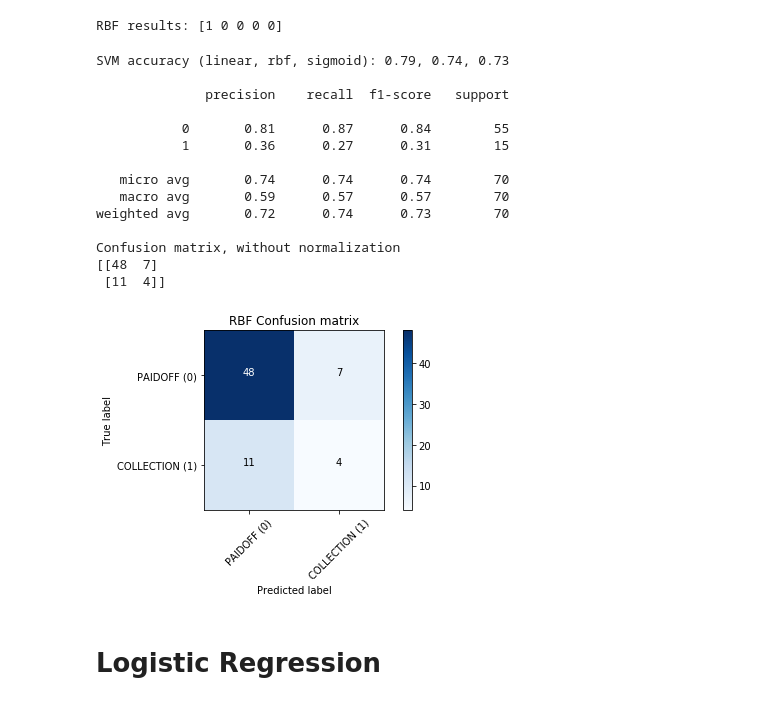
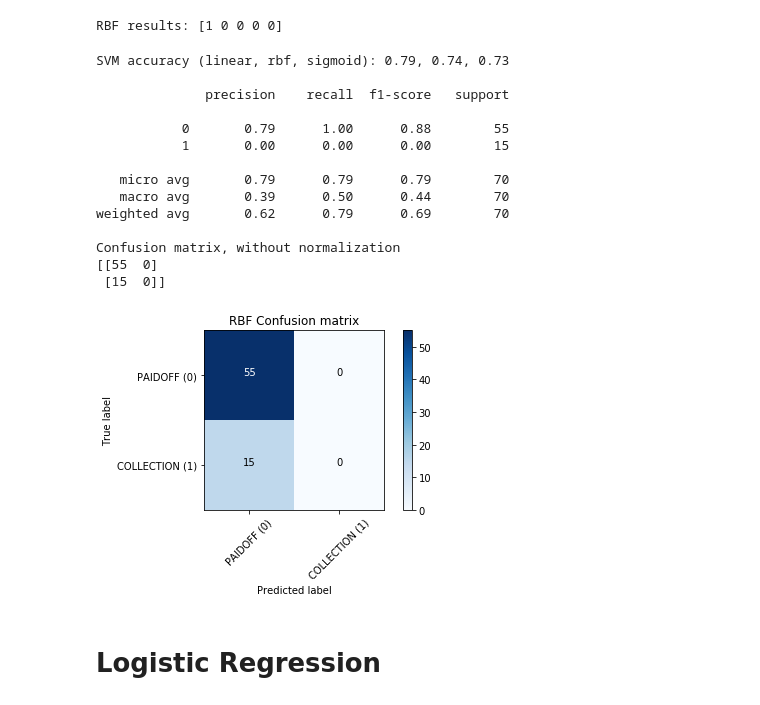
Before and after one commit to ethanhollins/coursera-capstone-project, a Jupyter notebook: The Best Classifier.ipynb, the cells around one changed output. Cells and saved outputs as stored; diff of their text form; code cells hidden in the pictures.

```diff
--- a/The Best Classifier.ipynb
+++ b/The Best Classifier.ipynb
@@ -427,33 +445,33 @@ RBF results: [1 0 0 0 0]
 # %%
 # Get accuracy score for each SVM
 svm_accuracy = [str(round(metrics.accuracy_score(y_test, i), 2)) for i in svm_results]
 print('SVM accuracy (linear, rbf, sigmoid): {0}\n'.format(', '.join(svm_accuracy)))
 
-svm_yhat = pd.DataFrame(data=svm_results[1])
+svm_yhat = pd.DataFrame(data=svm_results[0])
 
 cnf_matrix = confusion_matrix(y_test, svm_yhat, labels=[0,1])
 np.set_printoptions(precision=2)
 
 print (classification_report(y_test, svm_yhat))
 
 plt.figure()
 plot_confusion_matrix(cnf_matrix, classes=['PAIDOFF (0)','COLLECTION (1)'],normalize= False,  title='RBF Confusion matrix')
 # %% [output]
 SVM accuracy (linear, rbf, sigmoid): 0.79, 0.74, 0.73
 
               precision    recall  f1-score   support
 
-           0       0.81      0.87      0.84        55
-           1       0.36      0.27      0.31        15
+           0       0.79      1.00      0.88        55
+           1       0.00      0.00      0.00        15
 
-   micro avg       0.74      0.74      0.74        70
-   macro avg       0.59      0.57      0.57        70
-weighted avg       0.72      0.74      0.73        70
+   micro avg       0.79      0.79      0.79        70
+   macro avg       0.39      0.50      0.44        70
+weighted avg       0.62      0.79      0.69        70
 
 Confusion matrix, without normalization
-[[48  7]
- [11  4]]
+[[55  0]
+ [15  0]]
-[figure, old version]
+[figure, new version]
 # %% [markdown]
 # Logistic Regression
 # %%
```
Also changed, not shown: parts of 10 cells of this notebook.
